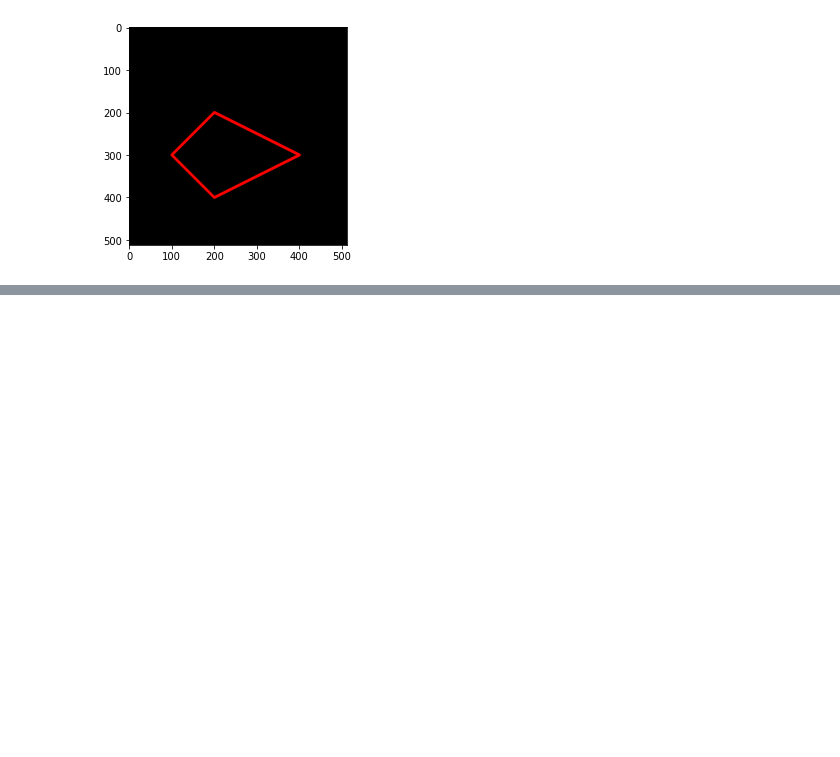
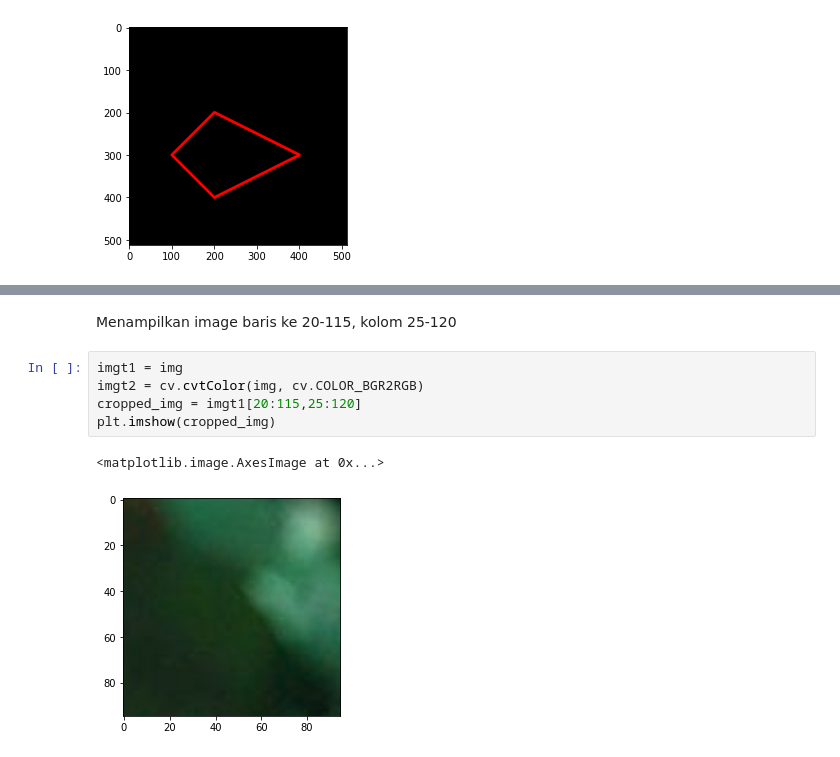
Before and after one commit to SitiZumarohdf/PCVK_Genap_2023, a Jupyter notebook: Week_2.ipynb, the cells around one changed output, grey strips where cells are left out. Drawn from its saved outputs; the diff is of its cells as text; blank space fills up the shorter version.

```diff
--- a/Week_2.ipynb
+++ b/Week_2.ipynb
@@ -167,0 +181,10 @@ plt.imshow(black_img2)
+# %% [markdown]
+Menampilkan image baris ke 20-115, kolom 25-120
+# %%
+imgt1 = img
+imgt2 = cv.cvtColor(img, cv.COLOR_BGR2RGB)
+cropped_img = imgt1[20:115,25:120]
+plt.imshow(cropped_img)
+# %% [output]
+<matplotlib.image.AxesImage at 0x...>
+[figure, added]
```
Also changed, not shown: parts of 14 cells of this notebook.
